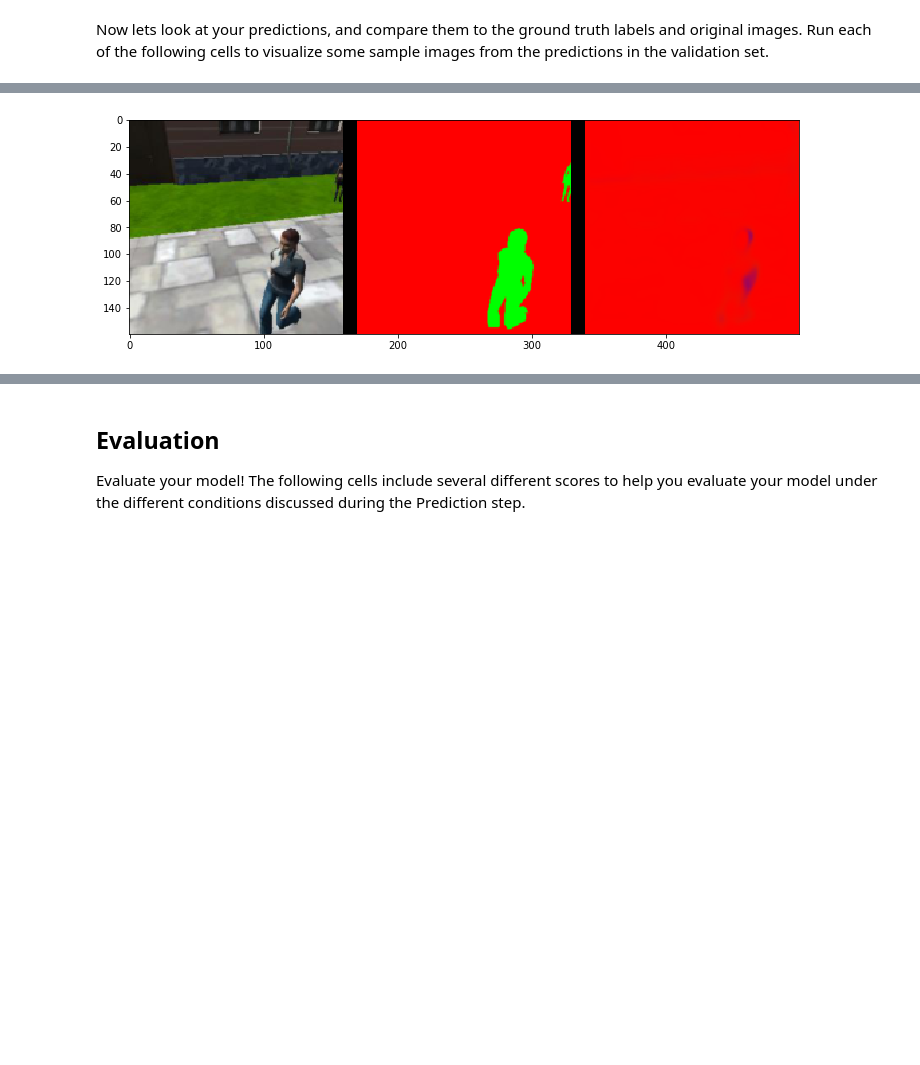
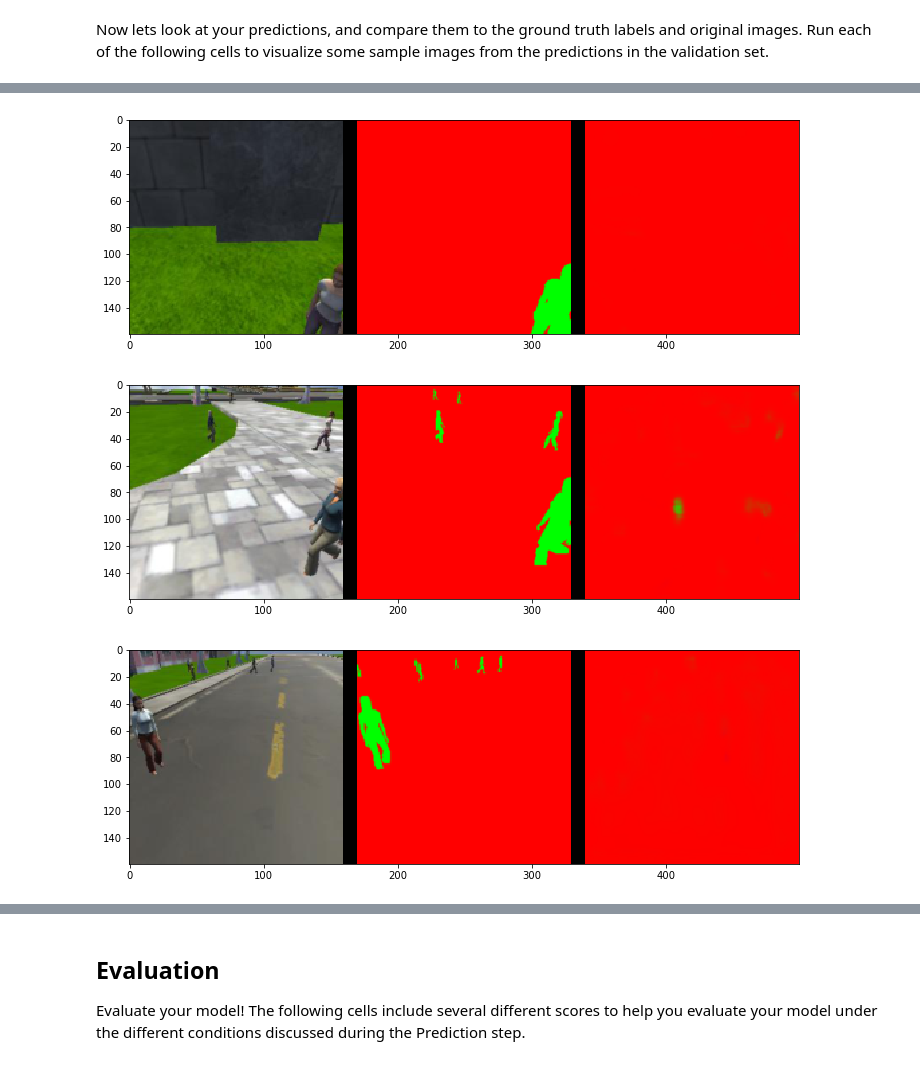
Before and after one commit to vijpandaturtle/Follow-me-drone, a Jupyter notebook: code/model_training.ipynb, the cells around one changed output, grey strips where cells are left out. Drawn from its saved outputs; the diff is of its cells as text; code cells hidden in the pictures; blank space fills up the shorter version.

```diff
--- a/code/model_training.ipynb
+++ b/code/model_training.ipynb
@@ -237,7 +240,7 @@ Run each of the following cells to visualize some sample images from the predict
 # %%
 # images while following the target
 im_files = plotting_tools.get_im_file_sample('sample_evaluation_data','following_images', run_num)
-for i in range(1):
+for i in range(3):
     im_tuple = plotting_tools.load_images(im_files[i])
     plotting_tools.show_images(im_tuple)
 # %% [output]
@@ -245,11 +250,13 @@ for i in range(1):
 # %%
 # images while at patrol without target
 im_files = plotting_tools.get_im_file_sample('sample_evaluation_data','patrol_non_targ', run_num)
-for i in range(1):
+for i in range(3):
     im_tuple = plotting_tools.load_images(im_files[i])
     plotting_tools.show_images(im_tuple)
 # %% [output]
-[figure, old version]
+[figure, new version]
+[figure, added]
+[figure, added]
 # %%
 # images while at patrol with target
 im_files = plotting_tools.get_im_file_sample('sample_evaluation_data','patrol_with_targ', run_num)
```
Also changed, not shown: parts of 12 cells of this notebook.
